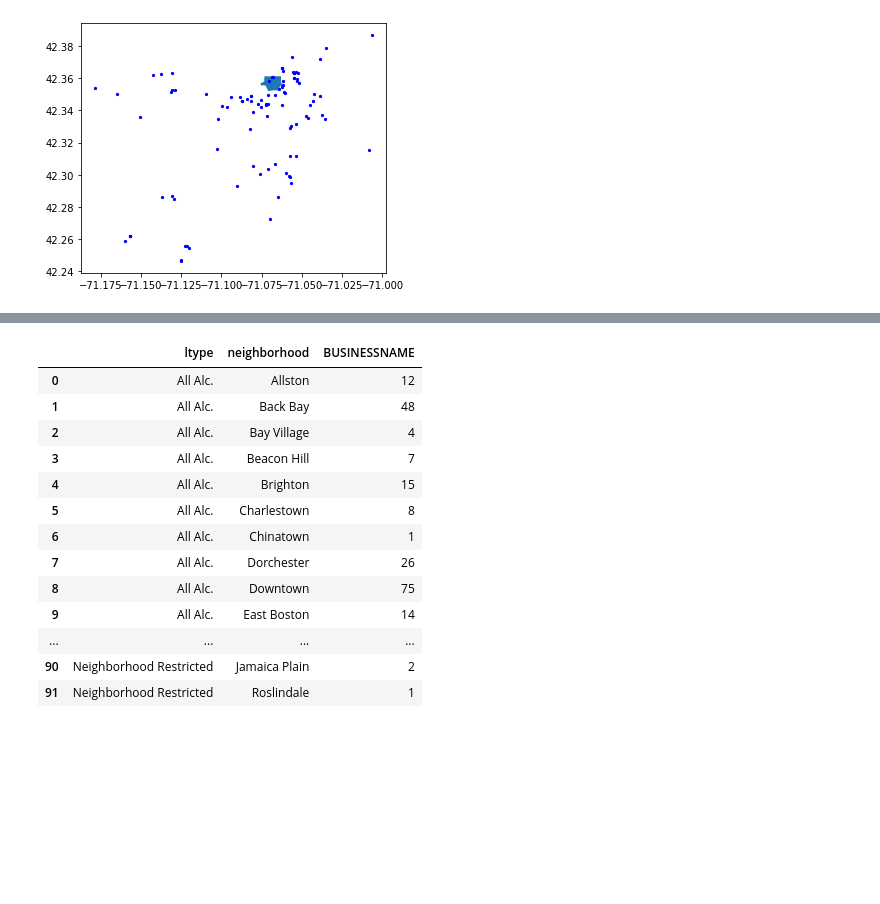
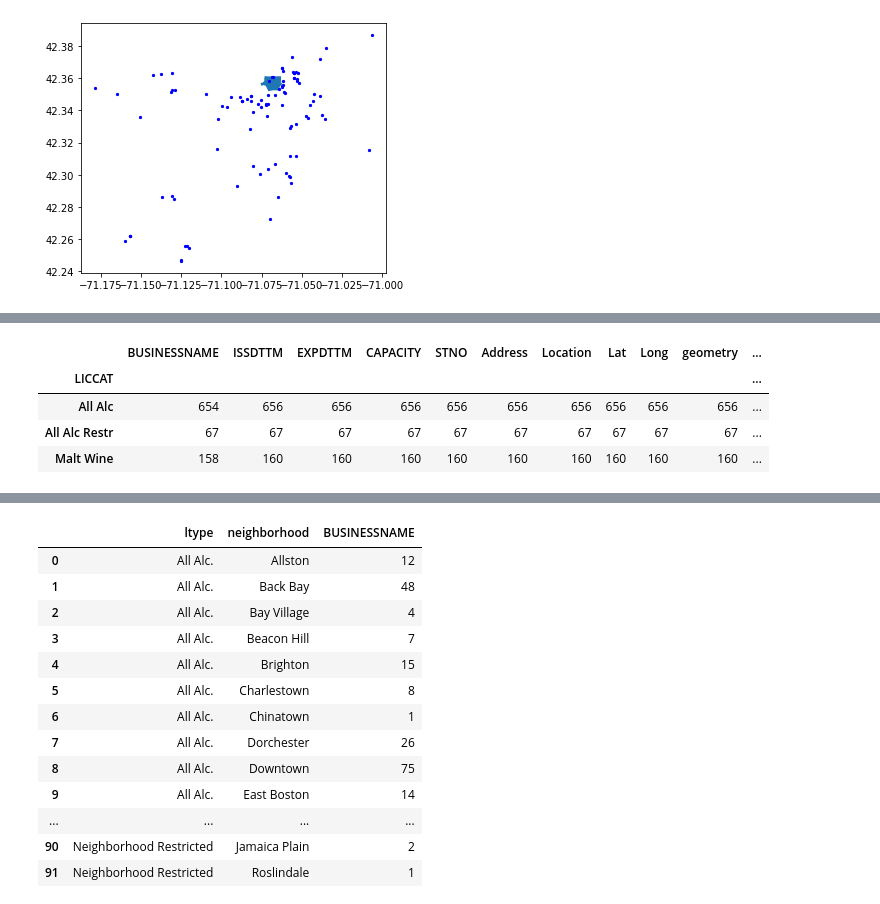
Before and after one commit to reecetyl/CS591-Project, a Jupyter notebook: code/Data Preprocessing/shapes.ipynb, the cells around one changed output, grey strips where cells are left out. Saved outputs shown, nothing was run; the diff lists cells and outputs as text; code cells hidden in the pictures; blank space fills up the shorter version.

```diff
--- a/code/Data Preprocessing/shapes.ipynb
+++ b/code/Data Preprocessing/shapes.ipynb
@@ -125,3 +104,11 @@ gdf2
+# %%
+gdf2.groupby(["LICCAT"]).count()
+# %% [output]
+|  | BUSINESSNAME | ISSDTTM | EXPDTTM | CAPACITY | STNO | Address | Location | Lat | Long | geometry | ... |
+| LICCAT |  |  |  |  |  |  |  |  |  |  | ... |
+| All Alc | 654 | 656 | 656 | 656 | 656 | 656 | 656 | 656 | 656 | 656 | ... |
+| All Alc Restr | 67 | 67 | 67 | 67 | 67 | 67 | 67 | 67 | 67 | 67 | ... |
+| Malt Wine | 158 | 160 | 160 | 160 | 160 | 160 | 160 | 160 | 160 | 160 | ... |
 # %%
 # save as CSV
 gdf2.to_csv(DATAFOLDER + "boston-licenses/boston-licenses-with-labels.csv", index = False)
```
Also changed, not shown: parts of 1 cell of this notebook.
